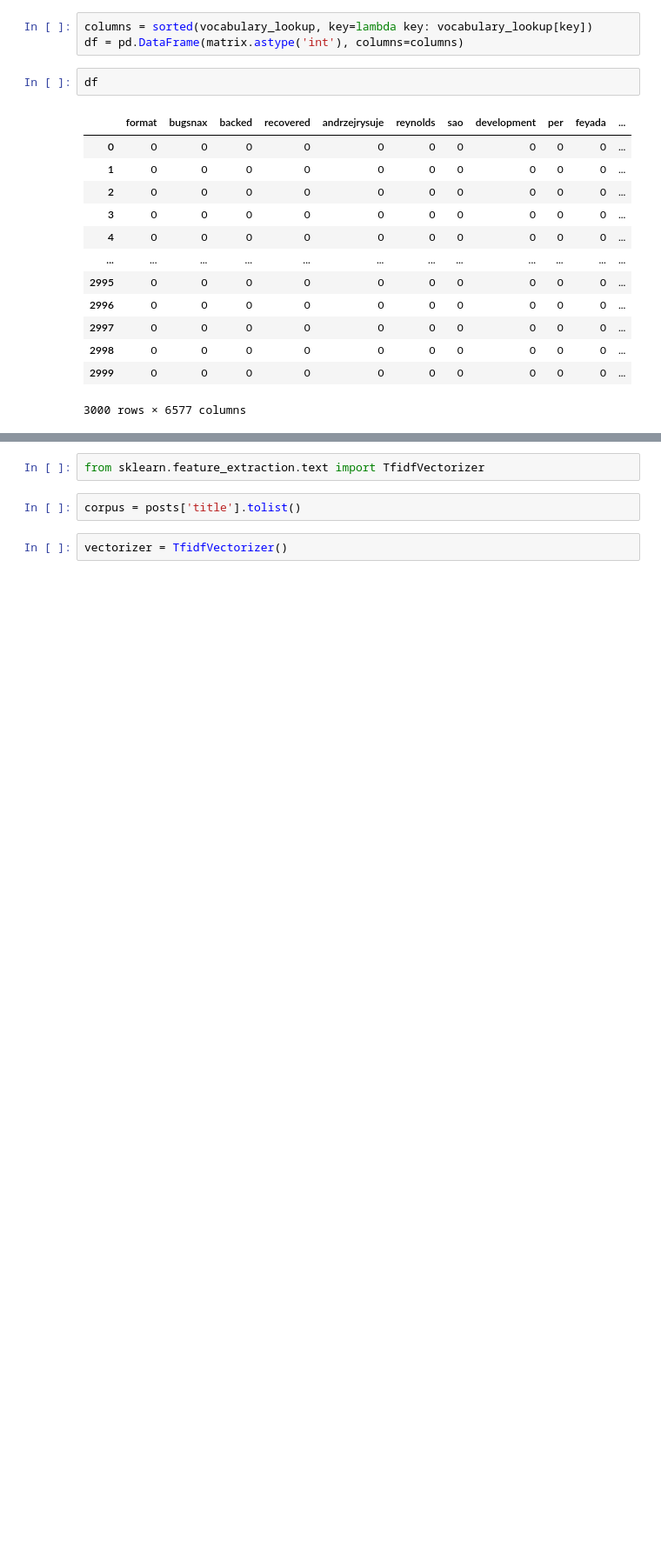
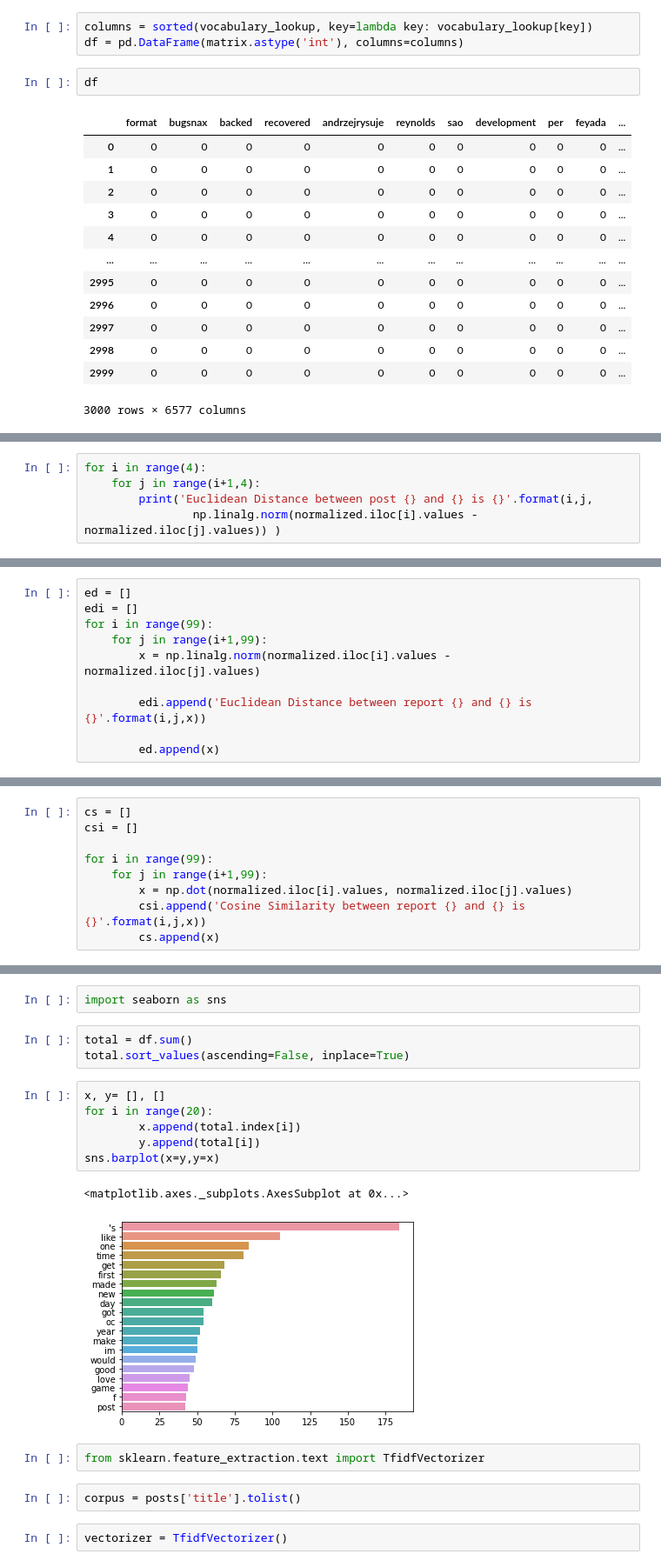
Before and after one commit to RubenBec/Capstone2, a Jupyter notebook: test.ipynb, the cells around one changed output, grey strips where cells are left out. Shown at 87% size. Drawn from its saved outputs; the diff is of its cells as text; blank space fills up the shorter version.

Commit message:
1 Graph

```diff
--- a/test.ipynb
+++ b/test.ipynb
@@ -298,0 +364,5 @@ df
+# %%
+for i in range(4):
+    for j in range(i+1,4):
+        print('Euclidean Distance between post {} and {} is {}'.format(i,j,
+                np.linalg.norm(normalized.iloc[i].values - normalized.iloc[j].values)) )
@@ -298,0 +376,10 @@ df
+# %%
+ed = []
+edi = []
+for i in range(99):
+    for j in range(i+1,99):
+        x = np.linalg.norm(normalized.iloc[i].values - normalized.iloc[j].values)
+
+        edi.append('Euclidean Distance between report {} and {} is {}'.format(i,j,x))
+
+        ed.append(x)
@@ -298,0 +426,9 @@ df
+# %%
+cs = []
+csi = []
+
+for i in range(99):
+    for j in range(i+1,99):
+        x = np.dot(normalized.iloc[i].values, normalized.iloc[j].values)
+        csi.append('Cosine Similarity between report {} and {} is {}'.format(i,j,x))
+        cs.append(x)
@@ -299,3 +475,17 @@ df
+# %%
+import seaborn as sns
+# %%
+total = df.sum()
+total.sort_values(ascending=False, inplace=True)
+# %%
+x, y= [], []
+for i in range(20):
+        x.append(total.index[i])
+        y.append(total[i])
+sns.barplot(x=y,y=x)
+# %% [output]
+<matplotlib.axes._subplots.AxesSubplot at 0x...>
+[figure, added]
 # %%
 from sklearn.feature_extraction.text import TfidfVectorizer
 # %%
```
Also changed, not shown: parts of 11 cells of this notebook.
